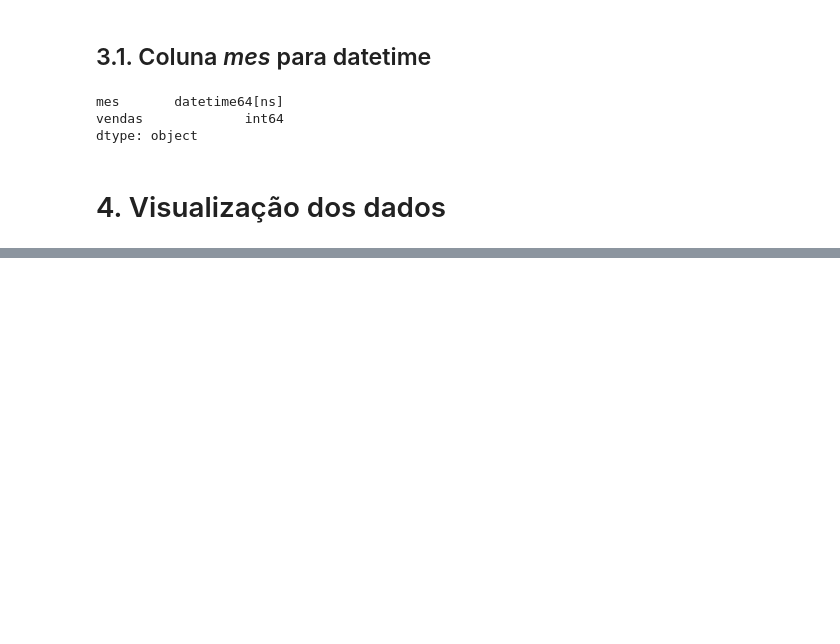
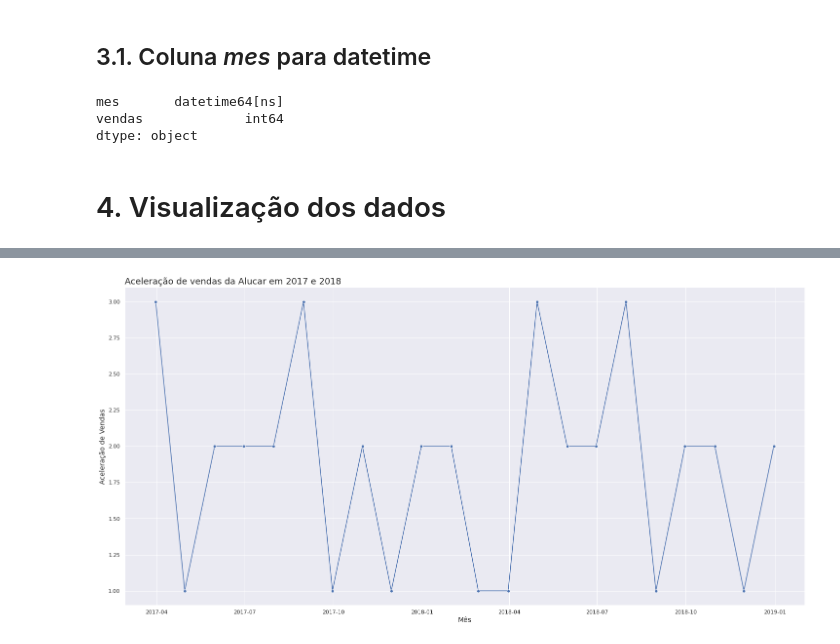
Before and after one commit to olini/alura-ds-series-temporais, a Jupyter notebook: modulo-1.ipynb, the cells around one changed output, grey strips where cells are left out. Cells and saved outputs as stored; diff of their text form; code cells hidden in the pictures; blank space fills up the shorter version.

```diff
--- a/modulo-1.ipynb
+++ b/modulo-1.ipynb
@@ -80,0 +111,3 @@ sns.lineplot(x='mes', y='vendas', data=alucar);
+# %%
+alucar['aceleracao'] = alucar['aumento'].diff()
+alucar.head()
@@ -80,0 +121,5 @@ sns.lineplot(x='mes', y='vendas', data=alucar);
+# %%
+plot_grafico('mes', 'aceleracao', alucar, 'Aceleração de vendas da Alucar em 2017 e 2018',
+             'Mês', 'Aceleração de Vendas')
+# %% [output]
+[figure, added]
```
Also changed, not shown: parts of 13 cells of this notebook.
